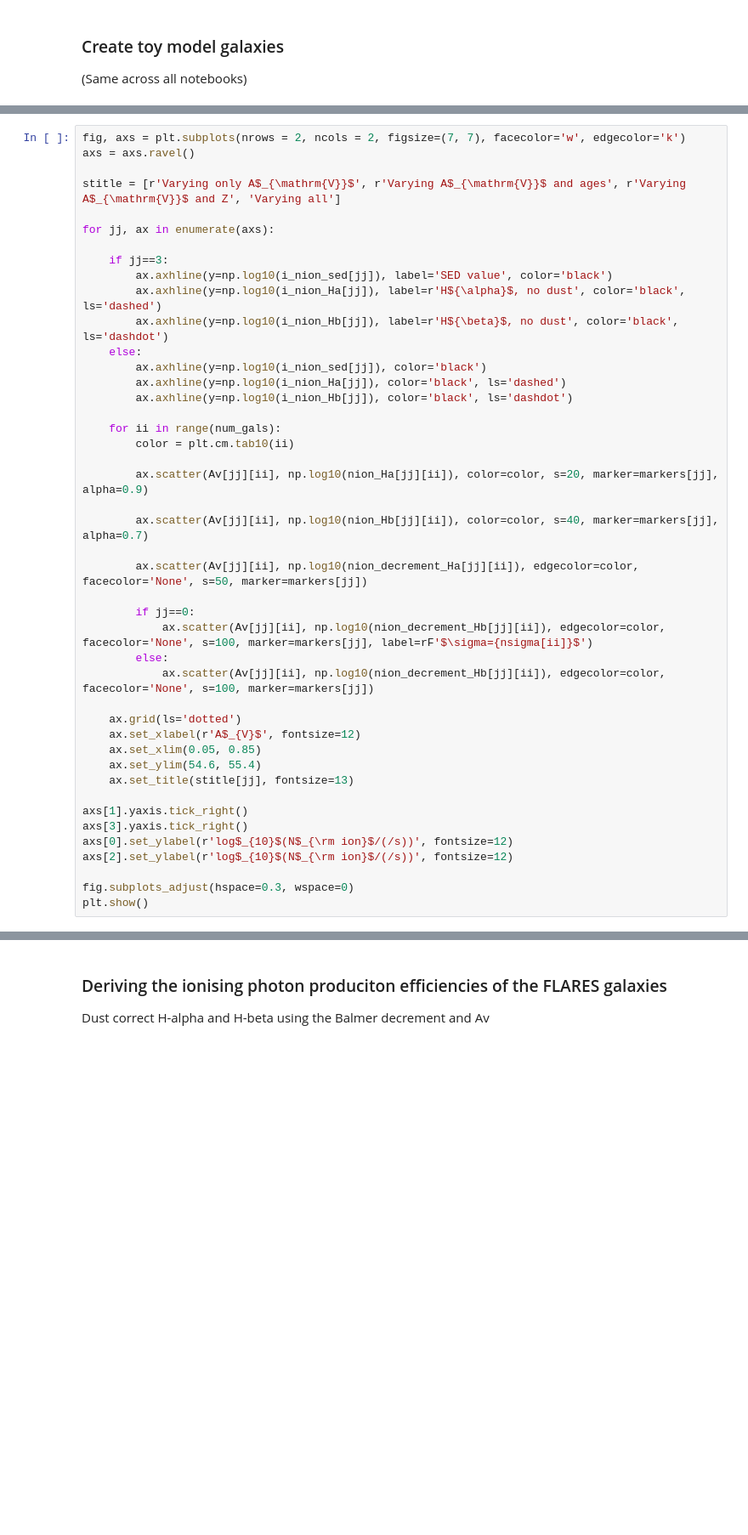
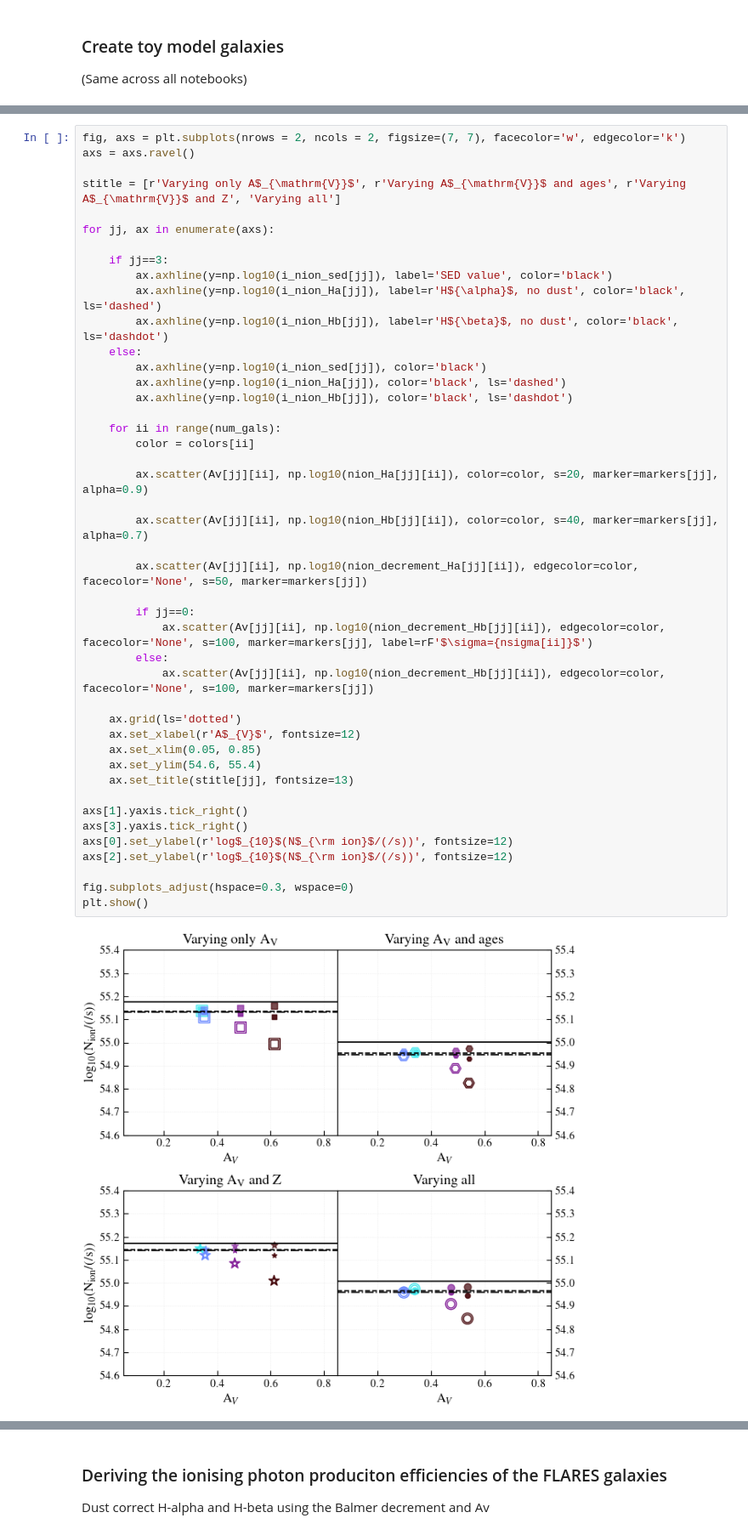
Before and after one commit to aswinpvijayan/line_ratio_reliability, a Jupyter notebook: ion_prod.ipynb, the cells around one changed output, grey strips where cells are left out. Shown at 85% size. Cells and saved outputs as stored; diff of their text form; blank space fills up the shorter version.

```diff
--- a/ion_prod.ipynb
+++ b/ion_prod.ipynb
@@ -339,33 +459,35 @@ for jj, ax in enumerate(axs):
         ax.axhline(y=np.log10(i_nion_sed[jj]), color='black')
         ax.axhline(y=np.log10(i_nion_Ha[jj]), color='black', ls='dashed')
         ax.axhline(y=np.log10(i_nion_Hb[jj]), color='black', ls='dashdot')
 
     for ii in range(num_gals):
-        color = plt.cm.tab10(ii)
+        color = colors[ii]
 
         ax.scatter(Av[jj][ii], np.log10(nion_Ha[jj][ii]), color=color, s=20, marker=markers[jj], alpha=0.9)
 
         ax.scatter(Av[jj][ii], np.log10(nion_Hb[jj][ii]), color=color, s=40, marker=markers[jj], alpha=0.7)
 
         ax.scatter(Av[jj][ii], np.log10(nion_decrement_Ha[jj][ii]), edgecolor=color, facecolor='None', s=50, marker=markers[jj])
 
         if jj==0:
             ax.scatter(Av[jj][ii], np.log10(nion_decrement_Hb[jj][ii]), edgecolor=color, facecolor='None', s=100, marker=markers[jj], label=rF'$\sigma={nsigma[ii]}$')
         else:
             ax.scatter(Av[jj][ii], np.log10(nion_decrement_Hb[jj][ii]), edgecolor=color, facecolor='None', s=100, marker=markers[jj])
 
     ax.grid(ls='dotted')
     ax.set_xlabel(r'A$_{V}$', fontsize=12)
     ax.set_xlim(0.05, 0.85)
     ax.set_ylim(54.6, 55.4)
     ax.set_title(stitle[jj], fontsize=13)
 
 axs[1].yaxis.tick_right()
 axs[3].yaxis.tick_right()
 axs[0].set_ylabel(r'log$_{10}$(N$_{\rm ion}$/(/s))', fontsize=12)
 axs[2].set_ylabel(r'log$_{10}$(N$_{\rm ion}$/(/s))', fontsize=12)
 
 fig.subplots_adjust(hspace=0.3, wspace=0)
 plt.show()
+# %% [output]
+[figure, added]
 # %% [markdown]
 #### Plot the UV-luminosities of the toy model galaxies
```
Also changed, not shown: parts of 18 cells of this notebook, 2 other files.
